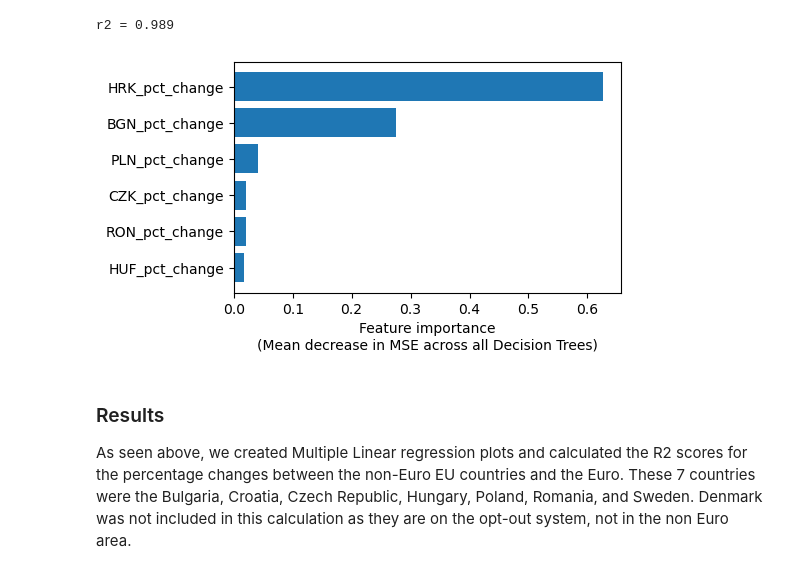
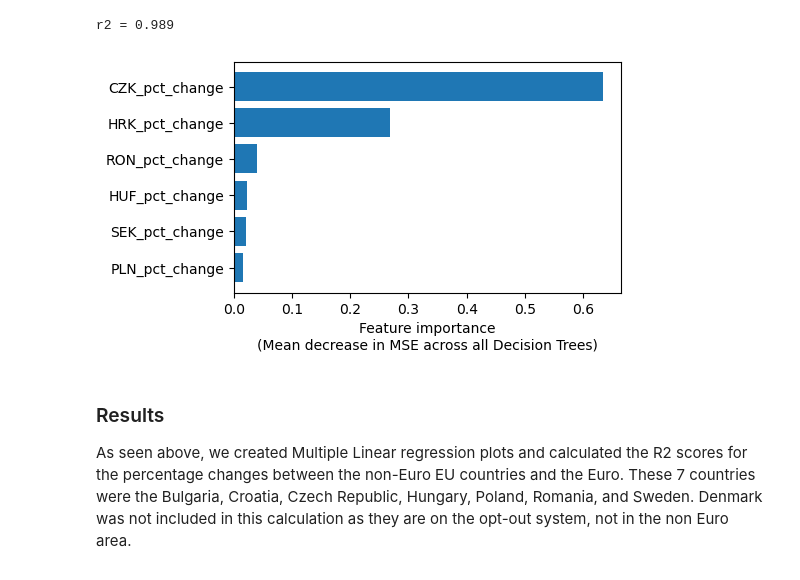
Before and after one commit to pogrebitskiy/Forex_Project, a Jupyter notebook: ML.ipynb, the cells around one changed output. Drawn from its saved outputs; the diff is of its cells as text; code cells hidden in the pictures.

```diff
--- a/ML.ipynb
+++ b/ML.ipynb
@@ -601,9 +601,9 @@ rand_forest_regressor = disp_rfr_regress(eu_pct_df, non_bgn_list, y_feat)
 # %% [output]
 r2 = 0.989
 # %%
-plot_feat_import(x_feat_list, rand_forest_regressor.feature_importances_, limit=10)
+plot_feat_import(non_bgn_list, rand_forest_regressor.feature_importances_, limit=10)
 # %% [output]
-[figure, old version]
+[figure, new version]
 # %% [markdown]
 ### Results
 
```
Also changed, not shown: parts of 2 cells of this notebook.
